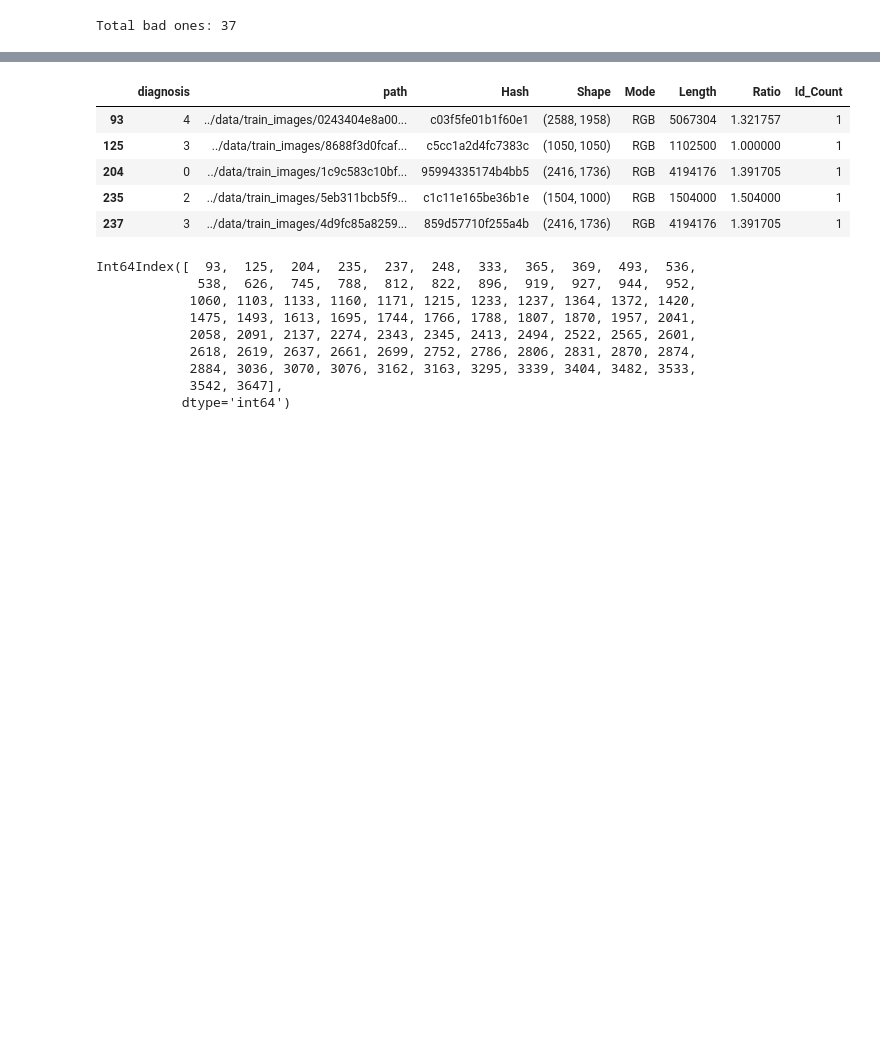
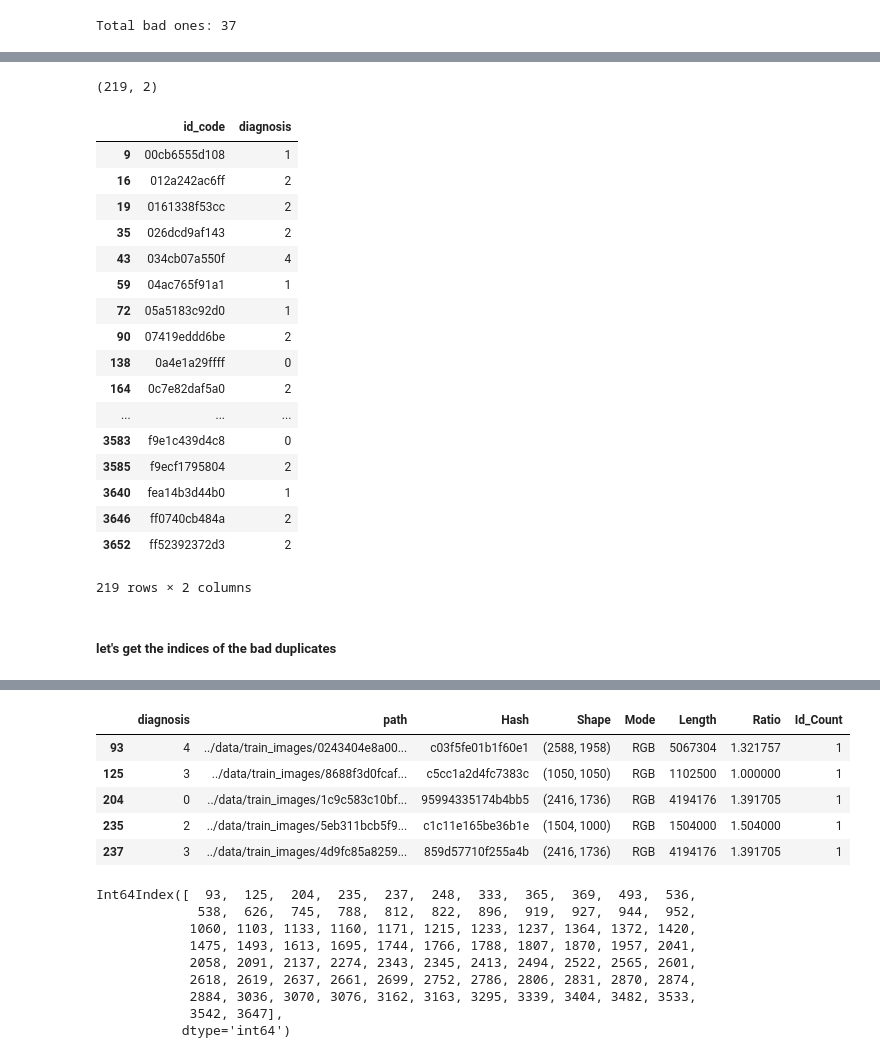
Before and after one commit to pyaf/Image-classification-pytorch, a Jupyter notebook: notebooks/similar-duplicate-images-in-aptos-data.ipynb, the cells around one changed output, grey strips where cells are left out. Drawn from its saved outputs; the diff is of its cells as text; code cells hidden in the pictures; blank space fills up the shorter version.

```diff
--- a/notebooks/similar-duplicate-images-in-aptos-data.ipynb
+++ b/notebooks/similar-duplicate-images-in-aptos-data.ipynb
@@ -147,0 +159,5 @@ train_input[train_input['Hash']=='808d0f3513f33f2d'] # FIltering only one Hash f
+# %%
+duplicates = []
+for hash_code in train_input2.Hash.values:
+    dups = train_input[train_input["Hash"] == hash_code]["path"].values # get the duplicates file paths
+    duplicates.append([x.split('/')[-1].split('.')[0] for x in dups]) # extract id_code from path
@@ -157,0 +200,6 @@ Total bad ones: 37
+# %%
+duplicates = []
+for hash_code in train_input2.Hash.values:
+    if hash_code not in bad_ones:
+        dups = train_input[train_input["Hash"] == hash_code]["path"].values # get the duplicates file paths
+        duplicates.extend([x.split('/')[-1].split('.')[0] for x in dups]) # extract id_code from path
@@ -157,0 +226,2 @@ Total bad ones: 37
+# %%
+dup_train_input = train[train["id_code"].apply(lambda x: True if x in duplicates else False)] # from Hash to original df
@@ -157,0 +237,4 @@ Total bad ones: 37
+# %%
+dup_train_input.shape
+# %% [output]
+(219, 2)
@@ -158,3 +243,26 @@ Total bad ones: 37
+# %%
+train.iloc[dup_train_input.index]
+# %% [output]
+|  | id_code | diagnosis |
+| 9 | 00cb6555d108 | 1 |
+| 16 | 012a242ac6ff | 2 |
+| 19 | 0161338f53cc | 2 |
+| 35 | 026dcd9af143 | 2 |
+| 43 | 034cb07a550f | 4 |
+| 59 | 04ac765f91a1 | 1 |
+| 72 | 05a5183c92d0 | 1 |
+| 90 | 07419eddd6be | 2 |
+| 138 | 0a4e1a29ffff | 0 |
+| 164 | 0c7e82daf5a0 | 2 |
+| ... | ... | ... |
+| 3583 | f9e1c439d4c8 | 0 |
+| 3585 | f9ecf1795804 | 2 |
+| 3640 | fea14b3d44b0 | 1 |
+| 3646 | ff0740cb484a | 2 |
+| 3652 | ff52392372d3 | 2 |
+219 rows × 2 columns
+# %% [markdown]
+##### let's get the indices of the bad duplicates
 # %%
 train_input.head()
 # %% [output]
```
Also changed, not shown: parts of 14 cells of this notebook, 10 other files.
